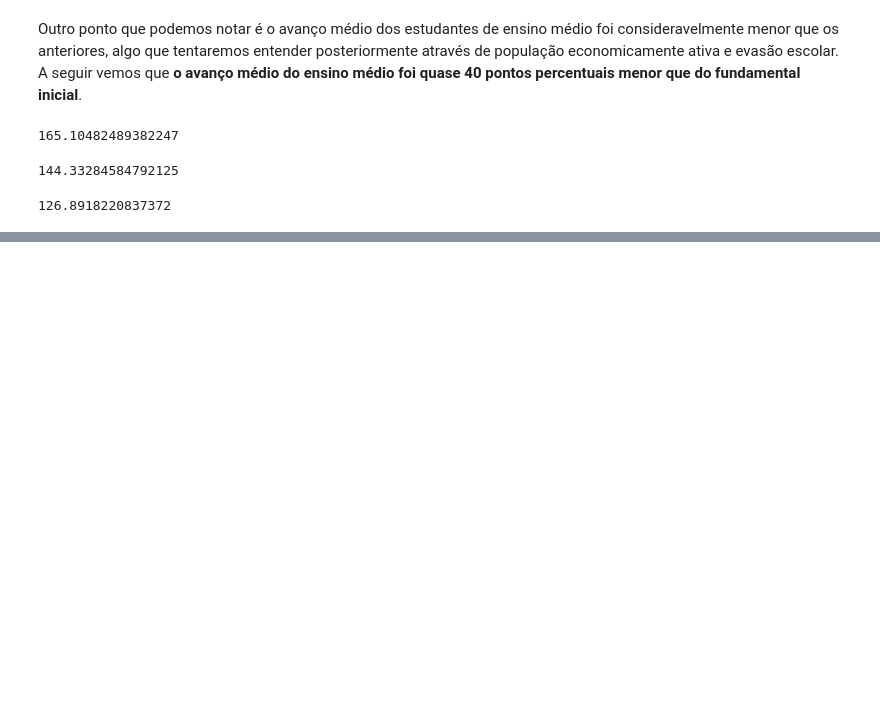
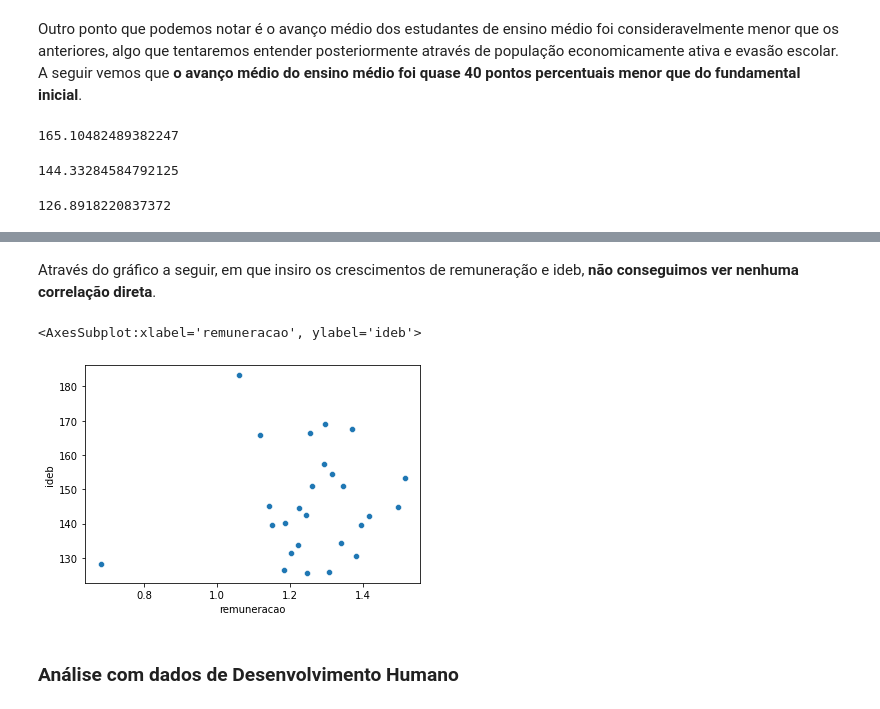
Before and after one commit to viniciuslettieri/analytica, a Jupyter notebook: Educacao_Brasileira/educacao_brasileira.ipynb, the cells around one changed output, grey strips where cells are left out. Cells and saved outputs as stored; diff of their text form; code cells hidden in the pictures; blank space fills up the shorter version.

Commit message:
Começo da análise do adh

```diff
--- a/Educacao_Brasileira/educacao_brasileira.ipynb
+++ b/Educacao_Brasileira/educacao_brasileira.ipynb
@@ -225,0 +374,8 @@ np.mean(crescimento_med)
+# %%
+taxa_rem_publica = []
+for uf in unidades_federativas:
+    taxa_rem_publica.append(df_remuneracao_media40h[uf]['publica']['total'][2017]/df_remuneracao_media40h[uf]['publica']['total'][2014])
+regioes = [estado2regiao[k] for k in unidades_federativas]
+
+df = pd.DataFrame({'regiao': regioes, 'remuneracao': taxa_rem_publica}, index=unidades_federativas)
+df.sort_values(by='remuneracao', ascending=False)
@@ -225,0 +402,8 @@ np.mean(crescimento_med)
+# %%
+taxa_rem_privada = []
+for uf in unidades_federativas:
+    taxa_rem_privada.append(df_remuneracao_media40h[uf]['privada']['total'][2017]/df_remuneracao_media40h[uf]['privada']['total'][2014])
+regioes = [estado2regiao[k] for k in unidades_federativas]
+
+df = pd.DataFrame({'regiao': regioes, 'remuneracao': taxa_rem_privada}, index=unidades_federativas)
+df.sort_values(by='remuneracao', ascending=False)
@@ -225,0 +442,3 @@ np.mean(crescimento_med)
+# %%
+taxa_rem_media = (np.array(taxa_rem_estadual)+np.array(taxa_rem_privada)+np.array(taxa_rem_publica))/3.0
+taxa_rem_media
@@ -225,0 +452,3 @@ np.mean(crescimento_med)
+# %%
+crescimento_ideb = (np.array(crescimento_fund1)+np.array(crescimento_fund2)+np.array(crescimento_med))/3.0
+crescimento_ideb
@@ -225,0 +463,10 @@ np.mean(crescimento_med)
+# %% [markdown]
+Através do gráfico a seguir, em que insiro os crescimentos de remuneração e ideb, **não conseguimos ver nenhuma correlação direta**.
+# %%
+df = pd.DataFrame({'remuneracao': taxa_rem_media, 'ideb': crescimento_ideb})
+sns.scatterplot(data=df, x='remuneracao', y='ideb')
+# %% [output]
+<AxesSubplot:xlabel='remuneracao', ylabel='ideb'>
+[figure, added]
+# %% [markdown]
+### Análise com dados de Desenvolvimento Humano
```
Also changed, not shown: parts of 34 cells of this notebook.
